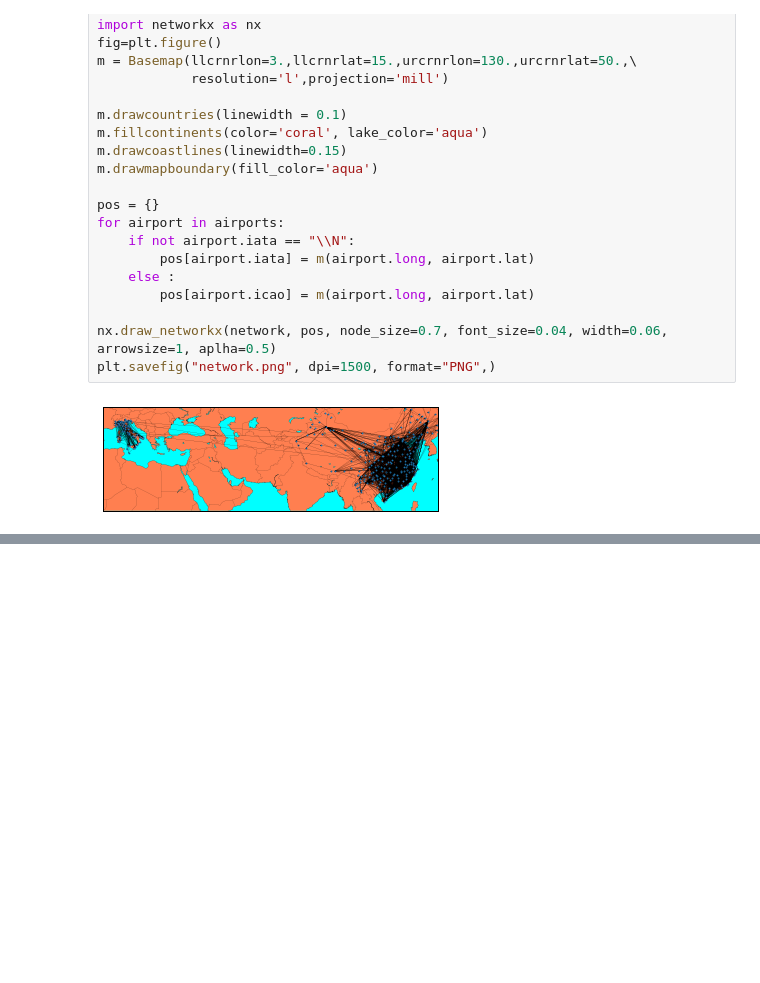
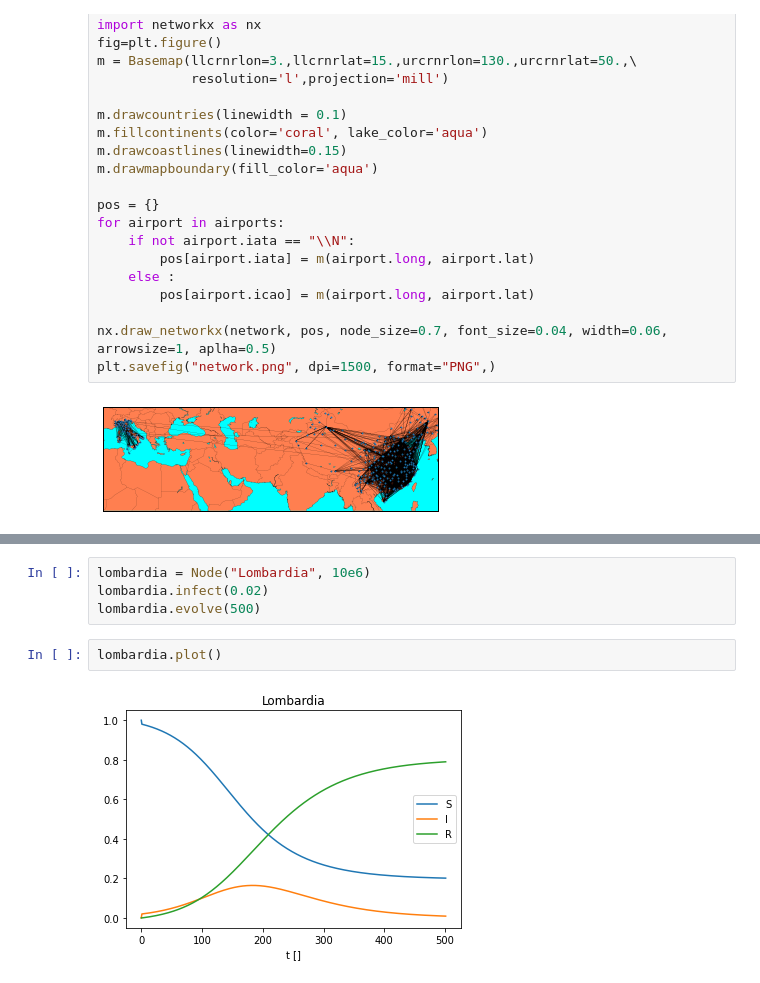
Before and after one commit to Pierohmd/CNNBigData, a Jupyter notebook: rete_aeroporti.ipynb, the cells around one changed output, grey strips where cells are left out. Saved outputs shown, nothing was run; the diff lists cells and outputs as text; blank space fills up the shorter version.

```diff
--- a/rete_aeroporti.ipynb
+++ b/rete_aeroporti.ipynb
@@ -300,0 +361,8 @@ plt.savefig("network.png", dpi=1500, format="PNG",)
+# %%
+lombardia = Node("Lombardia", 10e6)
+lombardia.infect(0.02)
+lombardia.evolve(500)
+# %%
+lombardia.plot()
+# %% [output]
+[figure, added]
```
Also changed, not shown: parts of 2 cells of this notebook.
